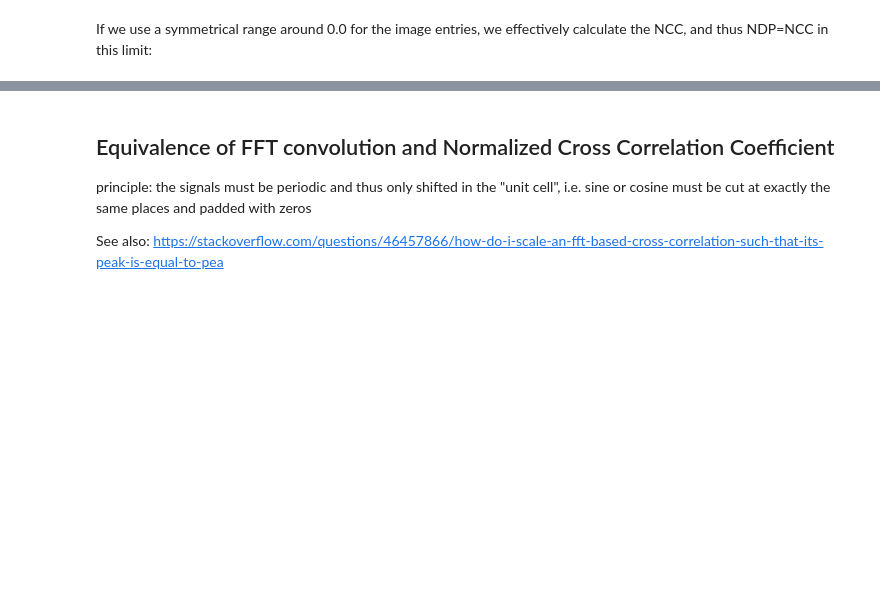
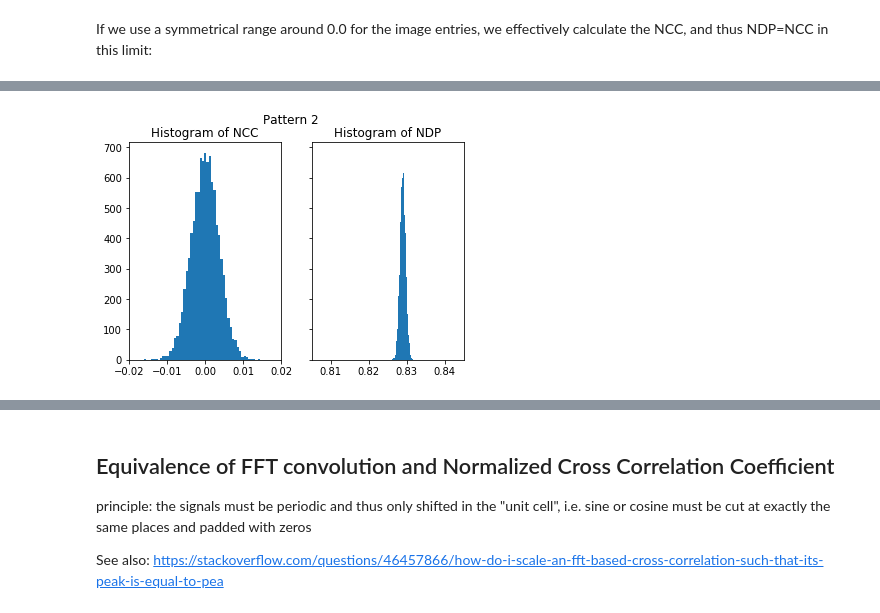
Before and after one commit to wiai/xcdskd, a Jupyter notebook: doc/cross_correlation/cross_correlation_coefficient.ipynb, the cells around one changed output, grey strips where cells are left out. Saved outputs shown, nothing was run; the diff lists cells and outputs as text; code cells hidden in the pictures; blank space fills up the shorter version.

```diff
--- a/doc/cross_correlation/cross_correlation_coefficient.ipynb
+++ b/doc/cross_correlation/cross_correlation_coefficient.ipynb
@@ -929,0 +963,5 @@ print(np.corrcoef(samples))                       # Checking correlation consist
+# %%
+nc_vals_2, nd_vals_2 = compare_kik_noise(nruns, img_exp_2)
+plot_histograms(nc_vals_2, nd_vals_2, 'Pattern 2')
+# %% [output]
+[figure, added]
```
Also changed, not shown: parts of 55 cells of this notebook, 2 other files.
